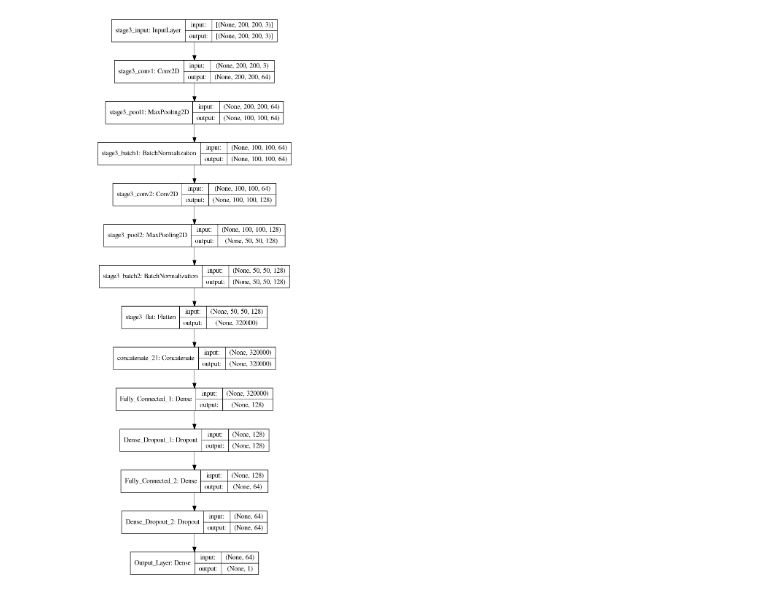
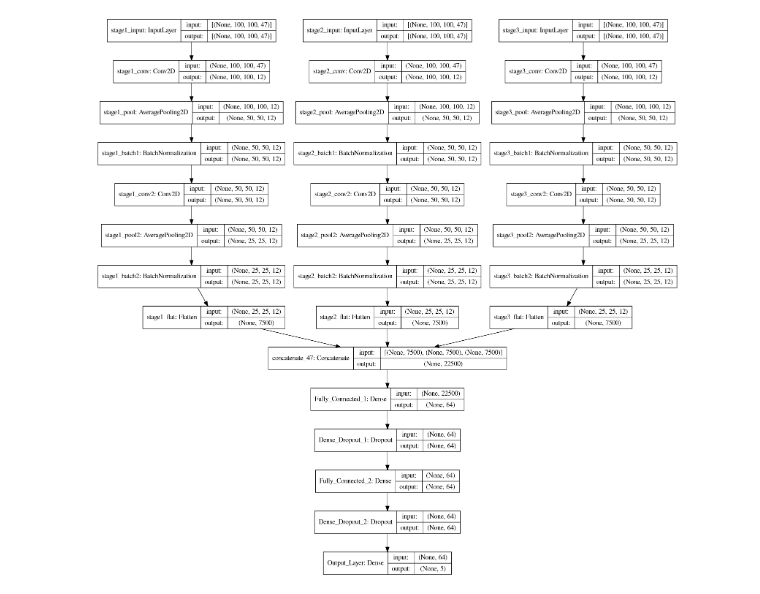
Before and after one commit to jliu2006/hurricane_intensity, a Jupyter notebook: test_model_framework.ipynb, the cells around one changed output. Cells and saved outputs as stored; diff of their text form; code cells hidden in the pictures.

```diff
--- a/test_model_framework.ipynb
+++ b/test_model_framework.ipynb
@@ -467,10 +491,10 @@ stages = [stage_1, stage_2, stage_3]
 
 for stage in stages:
     for i in range(stage.shape[0]):
-        for j in range(stage.shape[1]):
+        for j in range(stage.shape[3]):
             scaler = StandardScaler()
-            scaler.fit(stage[i, j, :, :])
-            stage[i, j, :, :] = scaler.transform(stage[i, j, :, :])
+            scaler.fit(stage[i, :, :, j])
+            stage[i, :, :, j] = scaler.transform(stage[i, :, :, j])
 
 print(stage_1.shape, stage_2.shape, stage_3.shape)
 # %% [output]
@@ -478,19 +502,17 @@ print(stage_1.shape, stage_2.shape, stage_3.shape)
 # %%
-# works for now, will clean up later
-
-highest_wind = highest_wind.astype("float32")
+ohe_cats = ohe_cats.astype("float32")
 
 stage_1 = stage_1.astype("float32")
-stage_1 = np.swapaxes(stage_1, 1, 2)
-stage_1 = np.swapaxes(stage_1, 2, 3)
+#stage_1 = np.swapaxes(stage_1, 1, 2)
+#stage_1 = np.swapaxes(stage_1, 2, 3)
 
 stage_2 = stage_2.astype("float32")
-stage_2 = np.swapaxes(stage_2, 1, 2)
-stage_2 = np.swapaxes(stage_2, 2, 3)
+#stage_2 = np.swapaxes(stage_2, 1, 2)
+#stage_2 = np.swapaxes(stage_2, 2, 3)
 
 stage_3 = stage_3.astype("float32")
-stage_3 = np.swapaxes(stage_3, 1, 2)
-stage_3 = np.swapaxes(stage_3, 2, 3)
+#stage_3 = np.swapaxes(stage_3, 1, 2)
+#stage_3 = np.swapaxes(stage_3, 2, 3)
 
 print(stage_1.shape, stage_2.shape, stage_3.shape)
 # %% [output]
@@ -499,10 +521,10 @@ print(stage_1.shape, stage_2.shape, stage_3.shape)
 # img
 indices = np.arange(0, stage_1.shape[0], 1)
 print(len(indices))
-print(len(highest_wind))
+print(len(ohe_cats))
 
 index_train, index_test, y_train, y_test = train_test_split(
-    indices, highest_wind, train_size = 0.8, random_state = 2309)
+    indices, ohe_cats, train_size = 0.8, random_state = 3489)
 
 stage_1_train = None
 stage_1_test = None
@@ -531,8 +553,4 @@ for i in index_test: # get shuffled testing datasets
 
 print(stage_1_train.shape, len(y_train))
 print(stage_1_test.shape, len(y_test))
-
-print(y_train, y_test)
-
-print(index_train[0])
 # %% [output]
@@ -689,0 +653,4 @@ _________________________________________________________________
+# %%
+
+three_stage_model = create_cnn_model(100, 47, 3)
+three_stage_model.summary()
@@ -690,5 +696,5 @@ _________________________________________________________________
 # %%
-tf.keras.utils.plot_model(model, to_file='dense_plot.png', show_shapes=True, show_layer_names=True)
+tf.keras.utils.plot_model(three_stage_model, to_file='dense_plot.png', show_shapes=True, show_layer_names=True)
 # %% [output]
-[figure, old version]
+[figure, new version]
 # %%
```
Also changed, not shown: parts of 31 cells of this notebook, 6 other files.
